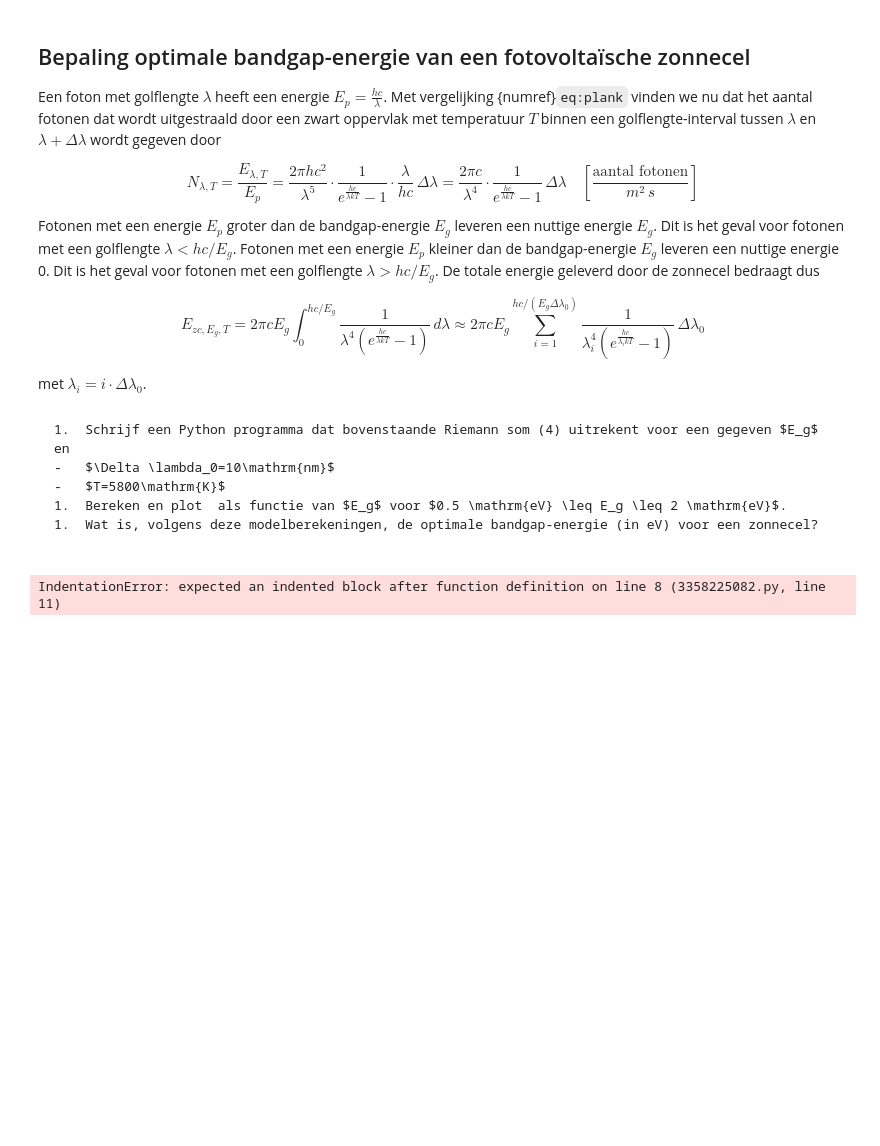
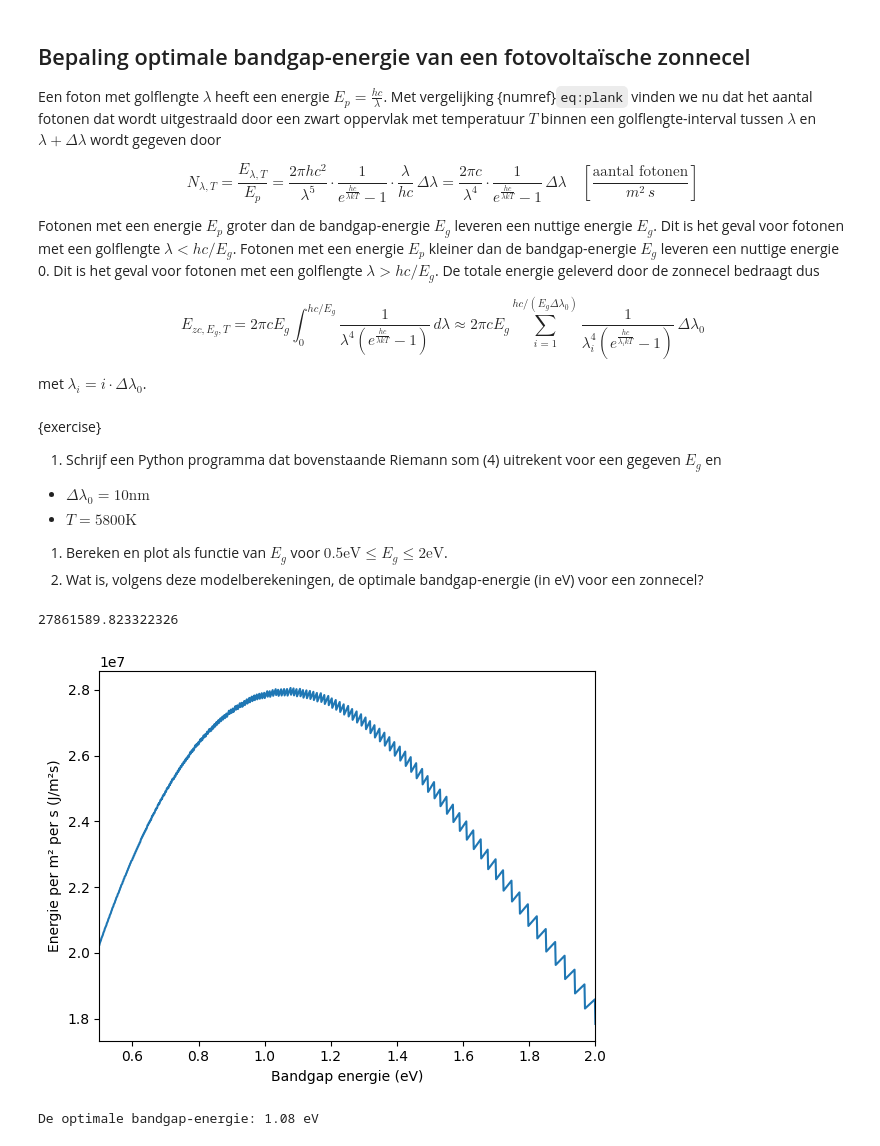
Before and after one commit to BNR33/001TASH, a Jupyter notebook: Content/PySim/10_voltaische_cel.ipynb, the cells around one changed output. Saved outputs shown, nothing was run; the diff lists cells and outputs as text; code cells hidden in the pictures; blank space fills up the shorter version.

````diff
--- a/Content/PySim/10_voltaische_cel.ipynb
+++ b/Content/PySim/10_voltaische_cel.ipynb
@@ -195,14 +204,12 @@ $$
 
 met $\lambda_i = i \cdot \Delta \lambda_0$.
 # %% [markdown]
-```{exercise}
+{exercise}
 1.	Schrijf een Python programma dat bovenstaande Riemann som (4) uitrekent voor een gegeven $E_g$ en
 -	$\Delta \lambda_0=10\mathrm{nm}$
 -	$T=5800\mathrm{K}$
 1.	Bereken en plot  als functie van $E_g$ voor $0.5 \mathrm{eV} \leq E_g \leq 2 \mathrm{eV}$.
 1.	Wat is, volgens deze modelberekeningen, de optimale bandgap-energie (in eV) voor een zonnecel?
-
-```
 # %%
 #constanten:
 h = 6.626e-34 # Planck's constant (J·s)
@@ -212,15 +219,36 @@ T = 5800
 a = h * c / (k * T) # vereenvoudiging van de som
 
 def E_T_2(l0,  Eg):
-#your code/answer
+    E = np.zeros(int(((h * c) / (l0 * Eg))), dtype=float)
+
+    for i in range(1, int(((h * c) / (l0 * Eg)))):
+        li = i * l0
+        E[i] = 1 / (li**4 * np.expm1(a / li))  * l0
+
+    E_tot = np.sum(E)
+    return E_tot * (2 * np.pi * c * Eg)
+
 #Eg = 1.1eV
 Eg = 1.1*1.602*10**(-19)
 b_1 = E_T_2(10e-9, Eg)
 print(b_1)
 # %% [output]
-IndentationError: expected an indented block after function definition on line 8 (3358225082.py, line 11)
+27861589.823322326
 # %%
 E_g = 1.602E-19 * np.linspace(0.5, 2, 1000)
 E_g_T = np.array([])
 
-#your code/answer
+for i in range(len(E_g)):
+    E_g_T = np.append(E_g_T, E_T_2(10e-9, E_g[i]))
+
+plt.figure()
+plt.plot(E_g / 1.602E-19, E_g_T, label='Delta lambda = 10 nm')
+plt.xlabel('Bandgap energie (eV)')
+plt.ylabel('Energie per m² per s (J/m²s)')
+plt.xlim(0.5, 2)
+plt.show()
+
+print(f'De optimale bandgap-energie: {float(E_g[np.where(E_g_T == np.max(E_g_T))]/1.602E-19):.2f} eV')
+# %% [output]
+[figure, added]
+De optimale bandgap-energie: 1.08 eV
````
Also changed, not shown: parts of 1 cell of this notebook.
